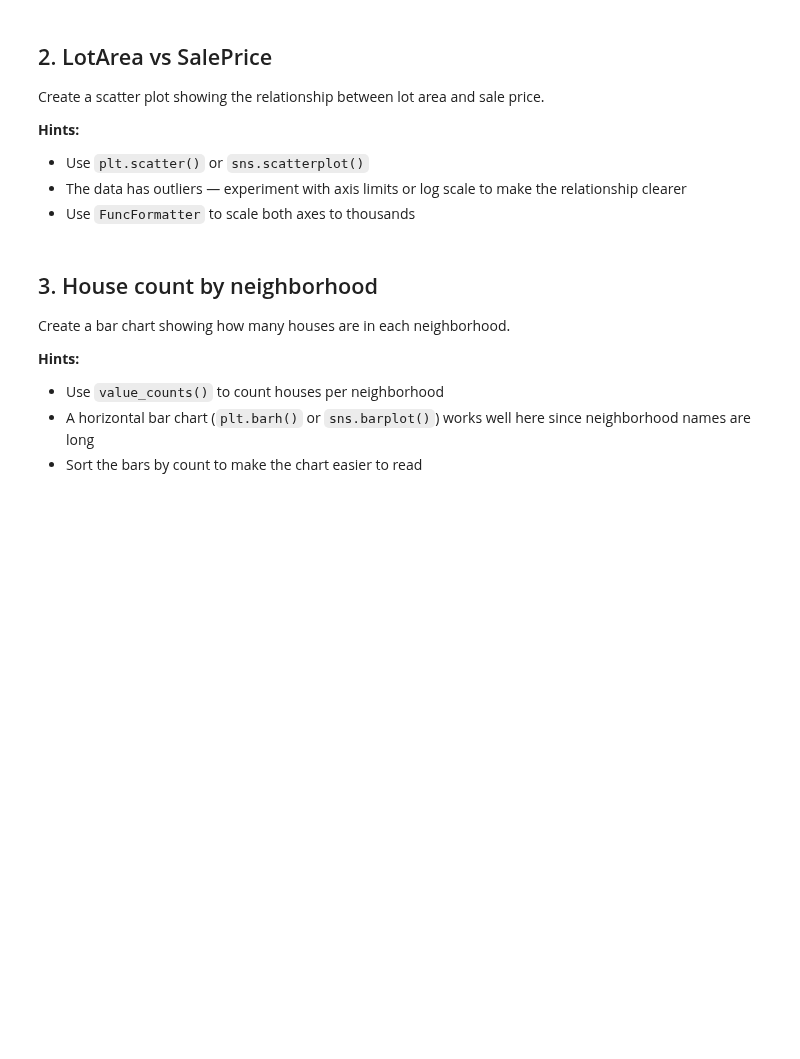
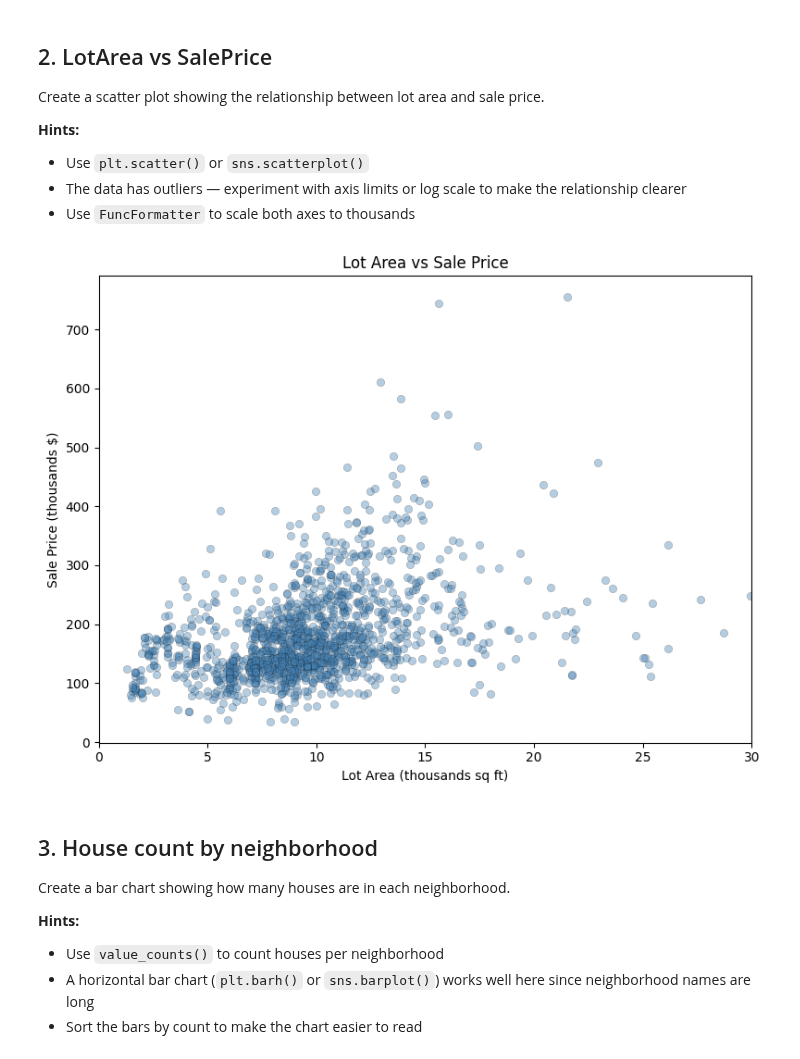
Before and after one commit to Alessandrarye/utd-aiml-coursework, a Jupyter notebook: notebooks/unit-2/lesson-11/lesson-11-activity.ipynb, the cells around one changed output. Drawn from its saved outputs; the diff is of its cells as text; code cells hidden in the pictures; blank space fills up the shorter version.

```diff
--- a/notebooks/unit-2/lesson-11/lesson-11-activity.ipynb
+++ b/notebooks/unit-2/lesson-11/lesson-11-activity.ipynb
@@ -61,9 +118,27 @@ Create a scatter plot showing the relationship between lot area and sale price.
 - Use `FuncFormatter` to scale both axes to thousands
 # %%
 # Create a scatter plot of LotArea vs SalePrice
-# Your code here
+plt.figure(figsize=(8, 6))
+plt.scatter(df['LotArea'], df['SalePrice'],
+            alpha=0.4, edgecolor='black', linewidth=0.3, color='steelblue')
+
+# Clip the extreme lot-area outliers so the cluster is visible
+plt.xlim(0, 30000)
+
+# Alternative approach to outliers: log scale on both axes
+# plt.xscale('log'); plt.yscale('log')
+
+plt.title('Lot Area vs Sale Price')
+plt.xlabel('Lot Area (thousands sq ft)')
+plt.ylabel('Sale Price (thousands $)')
+plt.gca().xaxis.set_major_formatter(thousands)
+plt.gca().yaxis.set_major_formatter(thousands)
+plt.tight_layout()
+plt.show()
 
 plt.show()
+# %% [output]
+[figure, added]
 # %% [markdown]
 ## 3. House count by neighborhood
 
```
Also changed, not shown: parts of 8 cells of this notebook.
